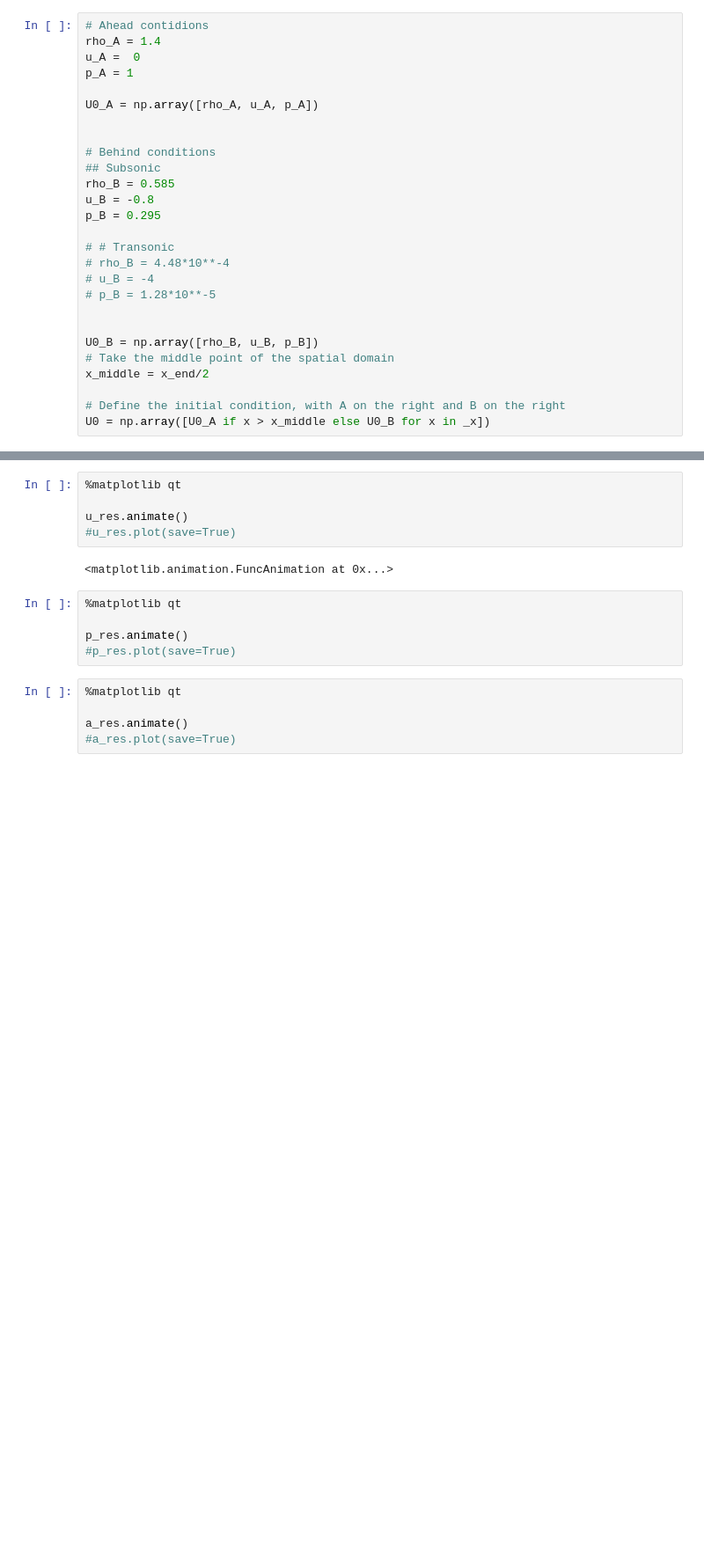
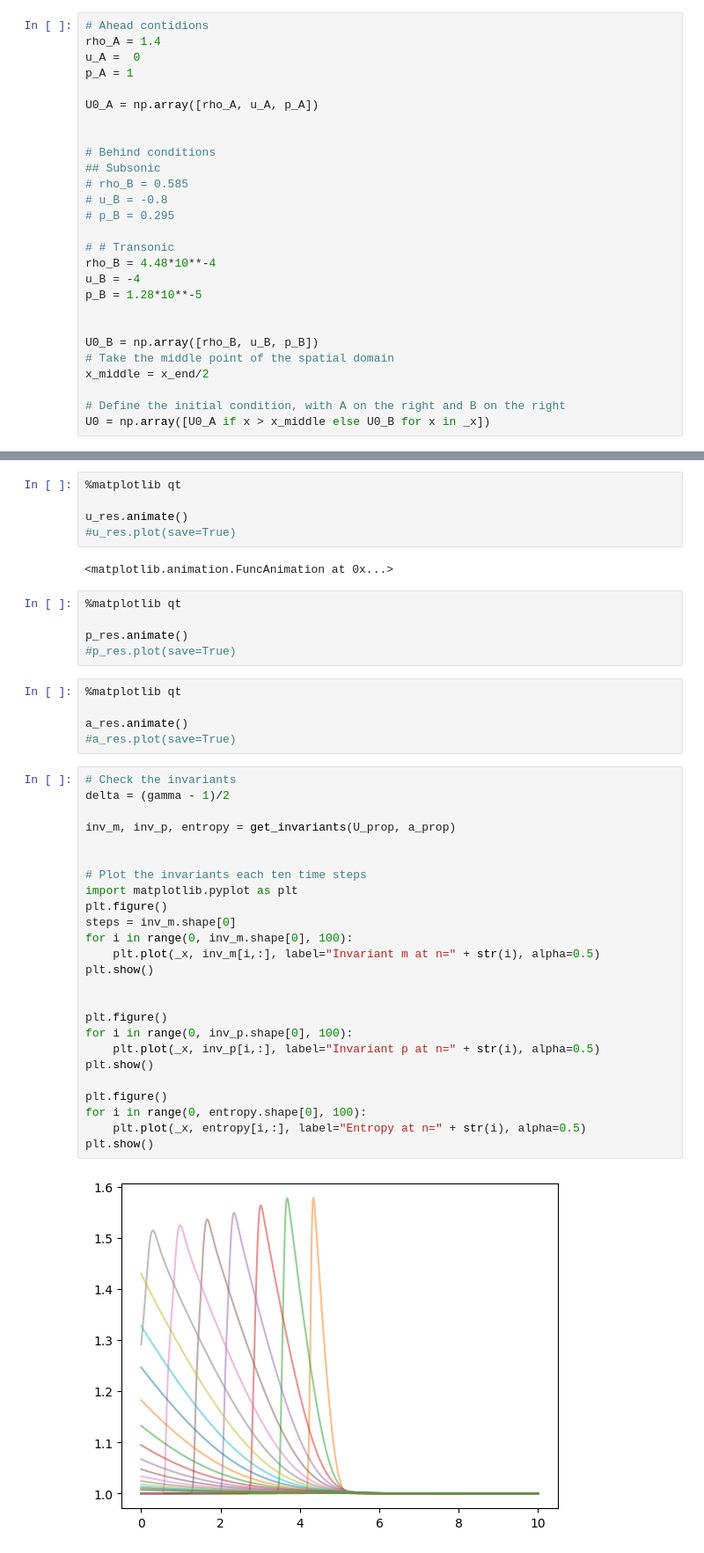
Before and after one commit to Meoli96/GAF, a Jupyter notebook: Ex2/Ex2-Exp.ipynb, the cells around one changed output, grey strips where cells are left out. Shown: that part at 88% size. Saved outputs shown, nothing was run; the diff lists cells and outputs as text; blank space fills up the shorter version.

```diff
--- a/Ex2/Ex2-Exp.ipynb
+++ b/Ex2/Ex2-Exp.ipynb
@@ -15,14 +15,14 @@ U0_A = np.array([rho_A, u_A, p_A])
 
 # Behind conditions
 ## Subsonic
-rho_B = 0.585
-u_B = -0.8
-p_B = 0.295
+# rho_B = 0.585
+# u_B = -0.8
+# p_B = 0.295
 
 # # Transonic
-# rho_B = 4.48*10**-4
-# u_B = -4
-# p_B = 1.28*10**-5
+rho_B = 4.48*10**-4
+u_B = -4
+p_B = 1.28*10**-5
 
 
 U0_B = np.array([rho_B, u_B, p_B])
@@ -70,3 +97,30 @@ p_res.animate()
 
 a_res.animate()
 #a_res.plot(save=True)
+# %%
+# Check the invariants
+delta = (gamma - 1)/2
+
+inv_m, inv_p, entropy = get_invariants(U_prop, a_prop)
+
+
+# Plot the invariants each ten time steps
+import matplotlib.pyplot as plt
+plt.figure()
+steps = inv_m.shape[0]
+for i in range(0, inv_m.shape[0], 100):
+    plt.plot(_x, inv_m[i,:], label="Invariant m at n=" + str(i), alpha=0.5)
+plt.show()
+
+
+plt.figure()
+for i in range(0, inv_p.shape[0], 100):
+    plt.plot(_x, inv_p[i,:], label="Invariant p at n=" + str(i), alpha=0.5)
+plt.show()
+
+plt.figure()
+for i in range(0, entropy.shape[0], 100):
+    plt.plot(_x, entropy[i,:], label="Entropy at n=" + str(i), alpha=0.5)
+plt.show()
+# %% [output]
+[figure, added]
```
Also changed, not shown: parts of 4 cells of this notebook, 7 other files.
